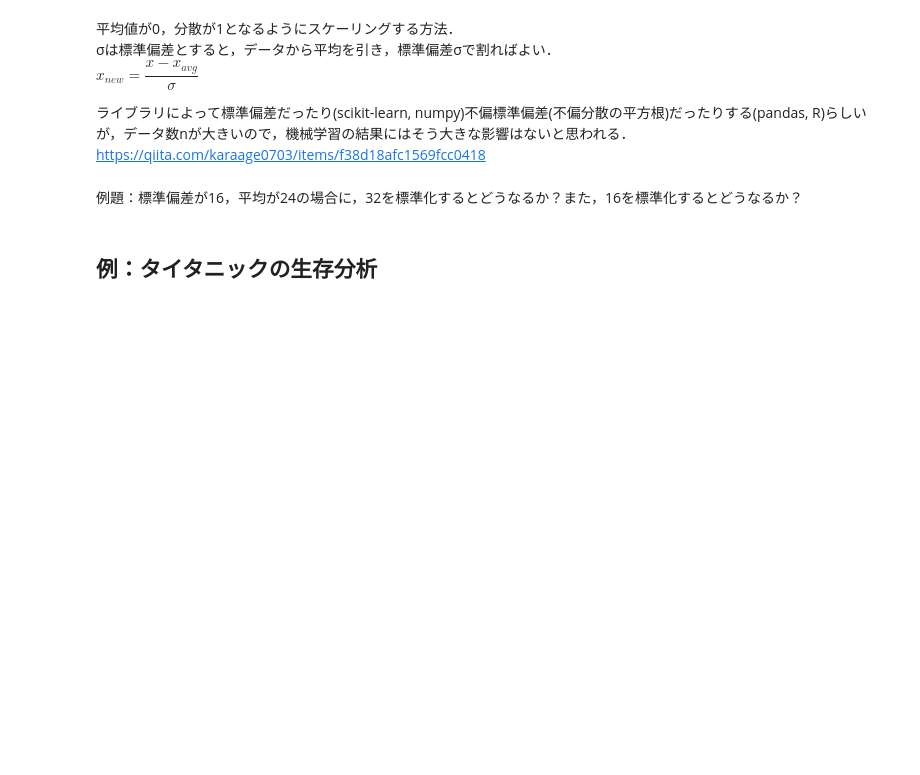
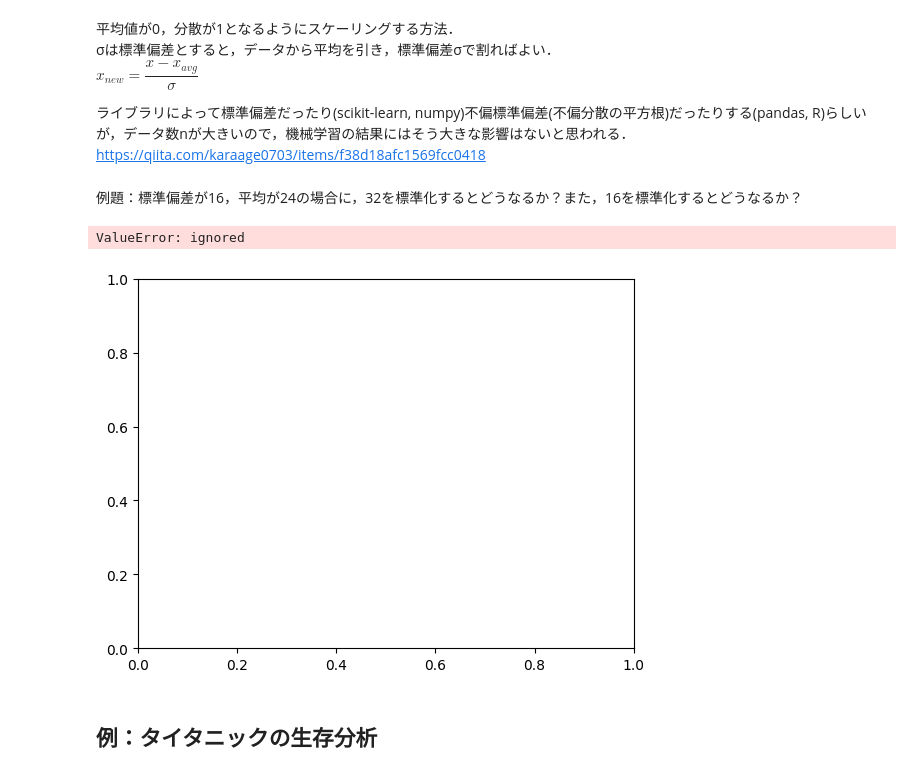
Before and after one commit to yasyamauchi/education, a Jupyter notebook: 2023AI.ipynb, the cells around one changed output. Cells and saved outputs as stored; diff of their text form; code cells hidden in the pictures; blank space fills up the shorter version.

```diff
--- a/2023AI.ipynb
+++ b/2023AI.ipynb
@@ -754,6 +754,18 @@ $x_{new}=\dfrac{x-x_{avg}}{σ}$
 https://qiita.com/karaage0703/items/f38d18afc1569fcc0418
 # %% [markdown]
 例題：標準偏差が16，平均が24の場合に，32を標準化するとどうなるか？また，16を標準化するとどうなるか？
+# %%
+import numpy as np
+import matplotlib.pyplot as plt
+
+x = np.array([1, 2, 3, 4, 5])
+y = lambda x: (x - np.mean(x)) / np.std(x)
+
+# 散布図を描画
+plt.scatter(x, y)
+# %% [output]
+ValueError: ignored
+[figure, added]
 # %% [markdown]
 ## 例：タイタニックの生存分析
 # %% [markdown]
```
